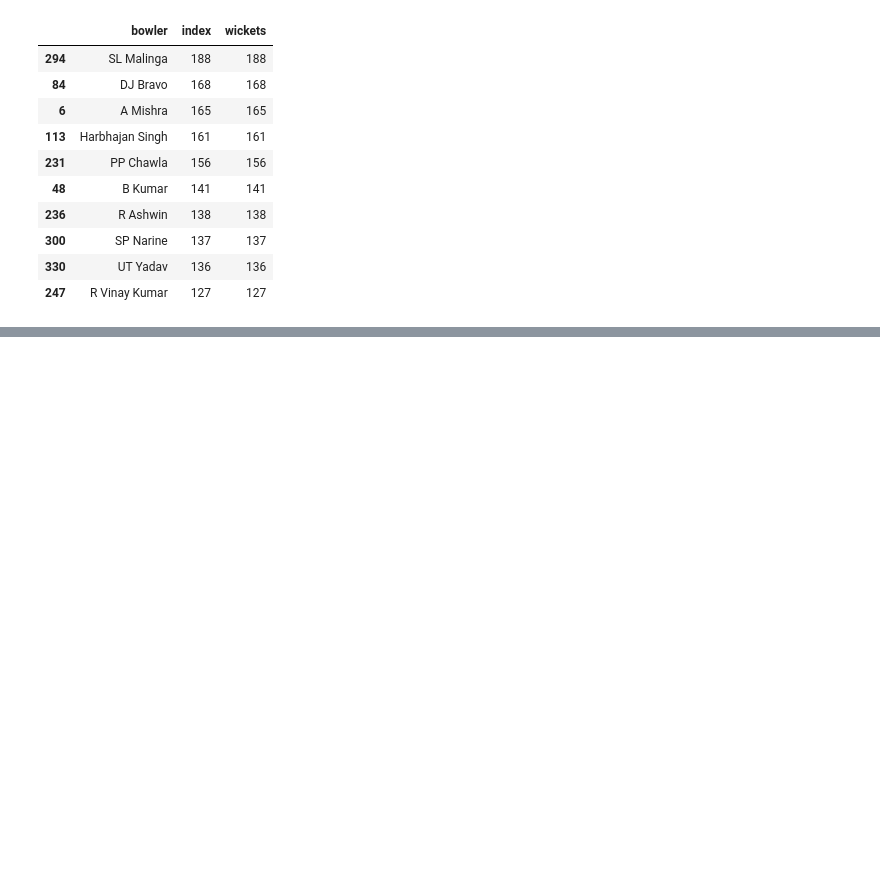
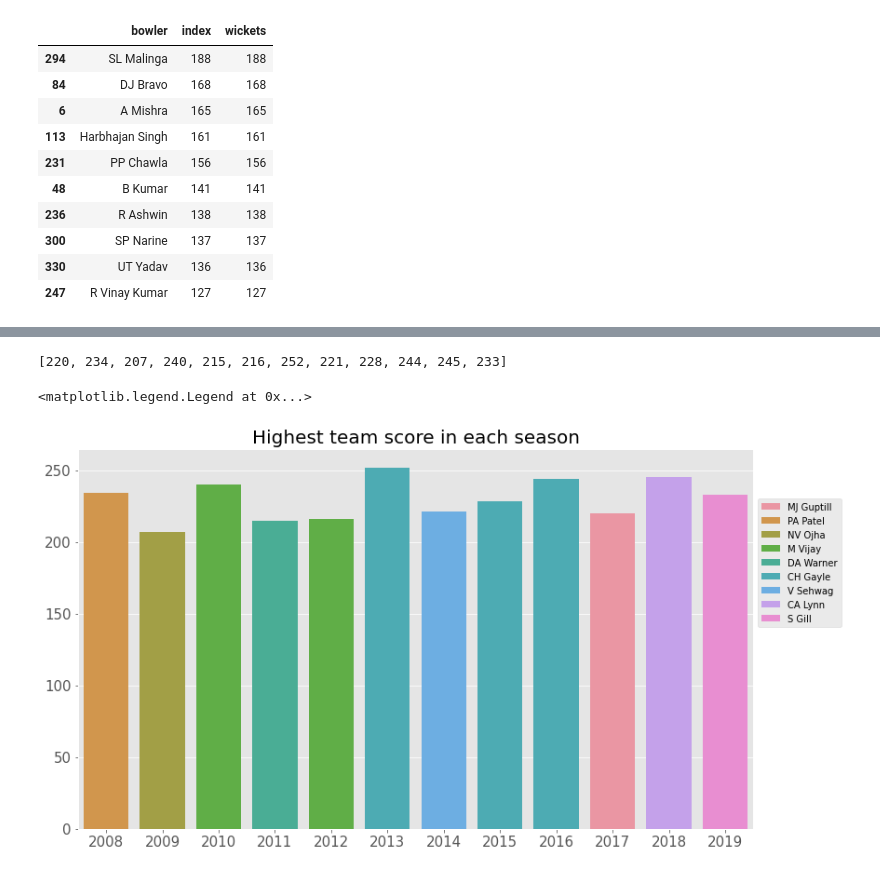
Before and after one commit to sakshamj74/IPL-Analysis, a Jupyter notebook: Deliveries.ipynb, the cells around one changed output, grey strips where cells are left out. Cells and saved outputs as stored; diff of their text form; code cells hidden in the pictures; blank space fills up the shorter version.

Commit message:
Highest_team_score_each_season

```diff
--- a/Deliveries.ipynb
+++ b/Deliveries.ipynb
@@ -71,0 +83,2 @@ Top 10 wicket tackers in the History of IPL
+# %%
+matches_dataset=pd.read_csv("Ipl Data/matches.csv")
@@ -71,0 +117,11 @@ Top 10 wicket tackers in the History of IPL
+# %%
+#Final Dataset after preprocessing
+
+df1 = pd.DataFrame()
+df1['match_id'] = matches
+df1['batsman_runs'] = runs
+df1['season'] = [matches_dataset[ matches_dataset['id']==i ]['season'].unique()[0] for i in matches]
+df1['batsman'] = batsman_name
+
+
+df1
@@ -71,0 +142,28 @@ Top 10 wicket tackers in the History of IPL
+# %%
+#Maximum score in each season
+
+season = []
+teamId = []
+max_runs = []
+for year in df1['season'].unique():
+    maximum_run = df1[ df1['season']==year ]['batsman_runs'].max()
+    team = df1[ (df1['season']==year) & (df1['batsman_runs']==maximum_run) ]['batsman'].unique()[0]
+    season.append(year)
+    teamId.append(team)
+    max_runs.append(maximum_run)
+
+max_runs
+# %% [output]
+[220, 234, 207, 240, 215, 216, 252, 221, 228, 244, 245, 233]
+# %%
+plt.style.use('ggplot')
+fig=plt.gcf()
+fig.set_size_inches(13,7.5)
+plt.xticks(fontsize=15)
+plt.yticks(fontsize=15)
+plt.title("Highest team score in each season",fontsize=20)
+ax=sns.barplot(x = season, y = max_runs, hue = teamId, dodge=False)
+ax.legend(loc = 'center left', bbox_to_anchor=(1,0.7))
+# %% [output]
+<matplotlib.legend.Legend at 0x...>
+[figure, added]
```
Also changed, not shown: parts of 6 cells of this notebook.
